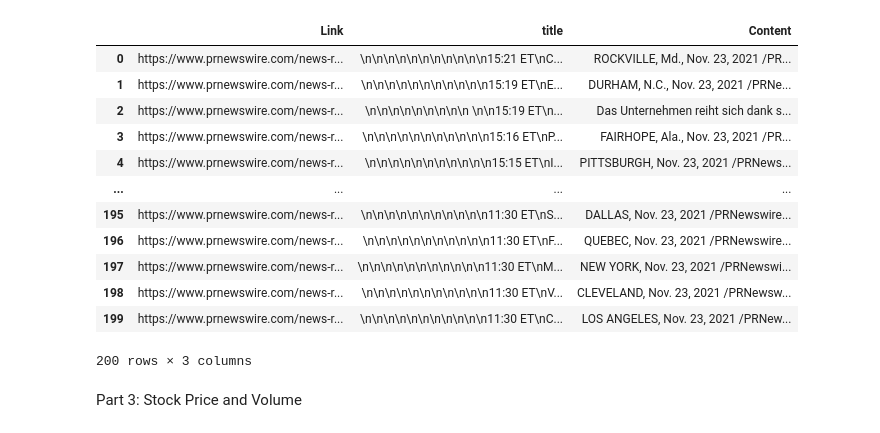
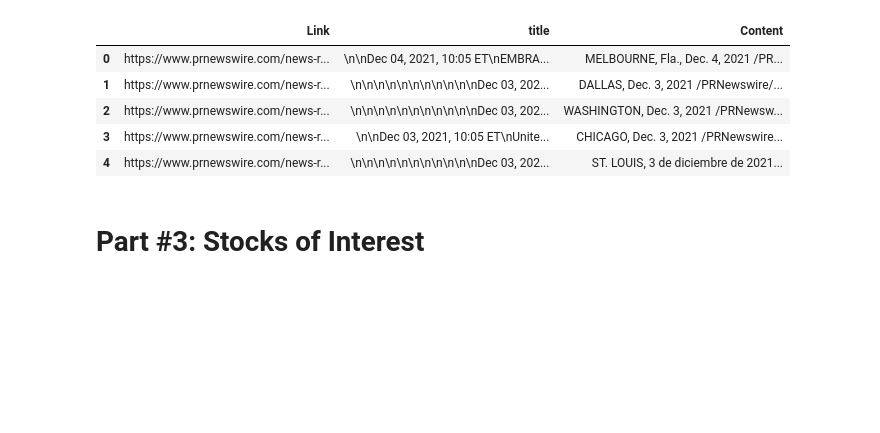
Before and after one commit to PineTree007/stock-recommender, a Jupyter notebook: AIDI1100_Project_group4.ipynb, the cells around one changed output. Saved outputs shown, nothing was run; the diff lists cells and outputs as text; code cells hidden in the pictures; blank space fills up the shorter version.

```diff
--- a/AIDI1100_Project_group4.ipynb
+++ b/AIDI1100_Project_group4.ipynb
@@ -49,4 +45,16 @@ coverpage_news
+# %%
+# Appending all the scanned pages in one list
+all_news = []
+
+# Extracting the tags with hyperlinks of news articles and appeding them in a list
+for i in range(10):
+  soup1 = BeautifulSoup(news[i], 'html5lib')
+  all_news.append(soup1.find_all('div', class_='row arabiclistingcards')) # getting all the div tags with given class
+
+# Displaying appended data
+all_news
 # %%
+# Combining all the extracted data
 for i in range(1, 10):
-  coverpage_news[0].extend(coverpage_news[i])
-coverpage_news_final = coverpage_news[0]
+  all_news[0].extend(all_news[i])
+all_news = all_news[0]
@@ -77,31 +69,34 @@ coverpage_news_final[499]
 # %%
-import numpy as np
-from datetime import date
-
-# Scraping the first 500 articles
-number_of_articles = 200
+# Scraping the first 100 articles
+number_of_articles = 100
 i=1
 news_contents = []
 list_links = []
 list_titles = []
 
-for i in range(200):
+
+# Getting the data from last 5 days
+for i in range(100):
   today =  date.today() - timedelta(days=5)
 
-  # Getting the link of the article
-  link = "https://www.prnewswire.com" + coverpage_news_final[i].find('a')['href']
+  # Getting the links of the articles
+  link = 'https://www.prnewswire.com' + all_news[i].find('a')['href']
+
+  #storing all the links in list
   list_links.append(link)
 
-  # Getting the title
-  title = coverpage_news_final[i].find('a').get_text()
+  # Getting the title of the article
+  title = all_news[i].find('a').get_text()
+
+  #storing all the titles in a list
   list_titles.append(title)
 
   # Reading the content (it is divided in paragraphs)
-
   article = requests.get(link)
   article_content = article.content
-  soup_article = BeautifulSoup(article_content, 'html5lib')
+  soup_article = BeautifulSoup(article_content, 'html.parser')
   body = soup_article.find_all('div', class_='col-sm-10 col-sm-offset-1')
+  #storing all the content from articles
   x = body[0].find_all('p')
 
   # Unifying the paragraphs
@@ -123,19 +117,12 @@ import pandas as pd
 data_frame = pd.DataFrame({'Link':list_links, 'title':list_titles, 'Content':news_contents})
 # %%
-data_frame
+data_frame.head()
 # %% [output]
 |  | Link | title | Content |
-| 0 | https://www.prnewswire.com/news-r... | \n\n\n\n\n\n\n\n\n\n\n15:21 ET\nC... | ROCKVILLE, Md., Nov. 23, 2021 /PR... |
-| 1 | https://www.prnewswire.com/news-r... | \n\n\n\n\n\n\n\n\n\n\n15:19 ET\nE... | DURHAM, N.C., Nov. 23, 2021 /PRNe... |
-| 2 | https://www.prnewswire.com/news-r... | \n\n\n\n\n\n\n\n\n \n\n15:19 ET\n... | Das Unternehmen reiht sich dank s... |
-| 3 | https://www.prnewswire.com/news-r... | \n\n\n\n\n\n\n\n\n\n\n15:16 ET\nP... | FAIRHOPE, Ala., Nov. 23, 2021 /PR... |
-| 4 | https://www.prnewswire.com/news-r... | \n\n\n\n\n\n\n\n\n\n\n15:15 ET\nI... | PITTSBURGH, Nov. 23, 2021 /PRNews... |
-| ... | ... | ... | ... |
-| 195 | https://www.prnewswire.com/news-r... | \n\n\n\n\n\n\n\n\n\n\n11:30 ET\nS... | DALLAS, Nov. 23, 2021 /PRNewswire... |
-| 196 | https://www.prnewswire.com/news-r... | \n\n\n\n\n\n\n\n\n\n\n11:30 ET\nF... | QUEBEC, Nov. 23, 2021 /PRNewswire... |
-| 197 | https://www.prnewswire.com/news-r... | \n\n\n\n\n\n\n\n\n\n\n11:30 ET\nM... | NEW YORK, Nov. 23, 2021 /PRNewswi... |
-| 198 | https://www.prnewswire.com/news-r... | \n\n\n\n\n\n\n\n\n\n\n11:30 ET\nV... | CLEVELAND, Nov. 23, 2021 /PRNewsw... |
-| 199 | https://www.prnewswire.com/news-r... | \n\n\n\n\n\n\n\n\n\n\n11:30 ET\nC... | LOS ANGELES, Nov. 23, 2021 /PRNew... |
+| 0 | https://www.prnewswire.com/news-r... | \n\nDec 04, 2021, 10:05 ET\nEMBRA... | MELBOURNE, Fla., Dec. 4, 2021 /PR... |
+| 1 | https://www.prnewswire.com/news-r... | \n\n\n\n\n\n\n\n\n\n\nDec 03, 202... | DALLAS, Dec. 3, 2021 /PRNewswire/... |
+| 2 | https://www.prnewswire.com/news-r... | \n\n\n\n\n\n\n\n\n\n\nDec 03, 202... | WASHINGTON, Dec. 3, 2021 /PRNewsw... |
+| 3 | https://www.prnewswire.com/news-r... | \n\nDec 03, 2021, 10:05 ET\nUnite... | CHICAGO, Dec. 3, 2021 /PRNewswire... |
+| 4 | https://www.prnewswire.com/news-r... | \n\n\n\n\n\n\n\n\n\n\nDec 03, 202... | ST. LOUIS, 3 de diciembre de 2021... |
-200 rows × 3 columns
-# %% [markdown]
-Part 3: Stock Price and Volume
+# %% [markdown]
+# Part #3: Stocks of Interest
```
Also changed, not shown: parts of 44 cells of this notebook, 1 other file.
